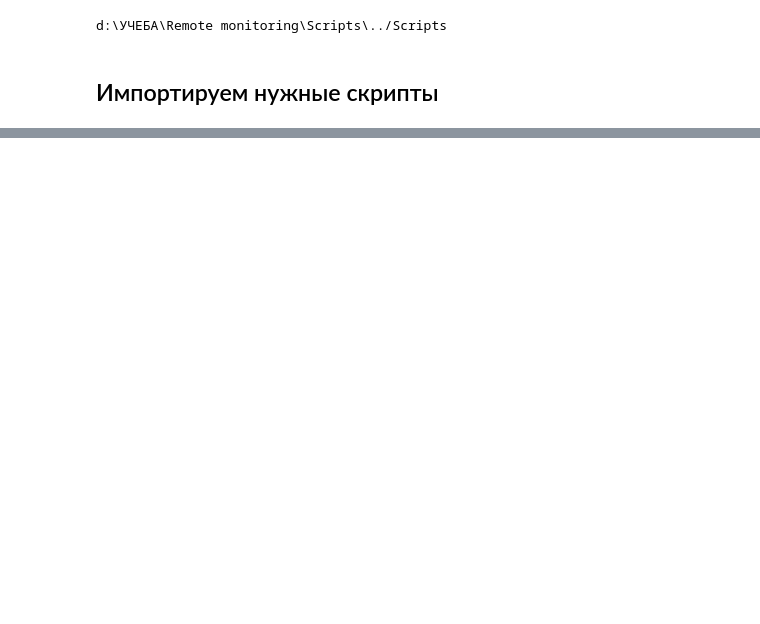
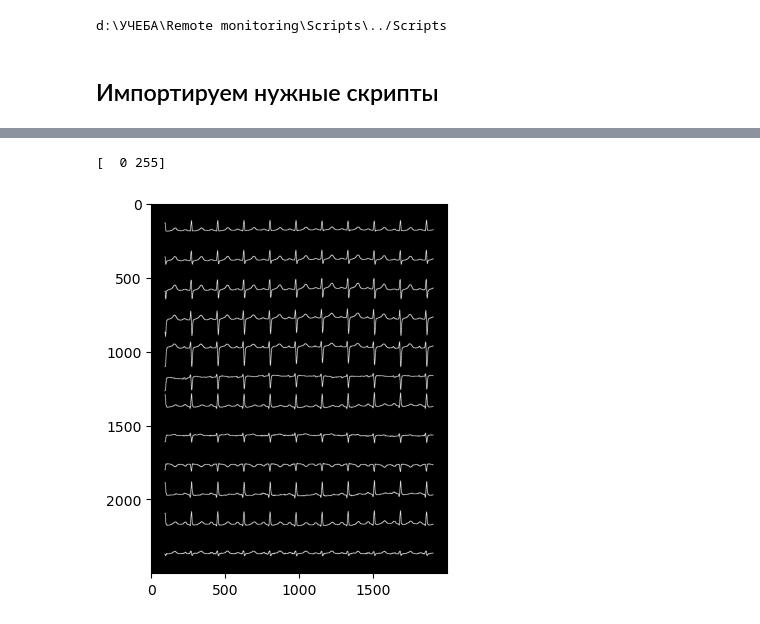
Before and after one commit to ArtikBoom3007/RemoteMonitoring, a Jupyter notebook: Scripts/VECG example.ipynb, the cells around one changed output, grey strips where cells are left out. Cells and saved outputs as stored; diff of their text form; code cells hidden in the pictures; blank space fills up the shorter version.

```diff
--- a/Scripts/VECG example.ipynb
+++ b/Scripts/VECG example.ipynb
@@ -42,0 +70,3 @@ plt.imshow(S["data"][0])
+# %%
+S = im.images(test_ecg)
+S.head()
@@ -43,3 +80,9 @@ plt.imshow(S["data"][0])
+# %%
+plt.imshow(S["images"][0], cmap="gray")
+print(np.unique(S["images"][0]))
+# %% [output]
+[  0 255]
+[figure, added]
 # %%
 import VECG as vecg
 
```
Also changed, not shown: parts of 13 cells of this notebook, 4 other files.
